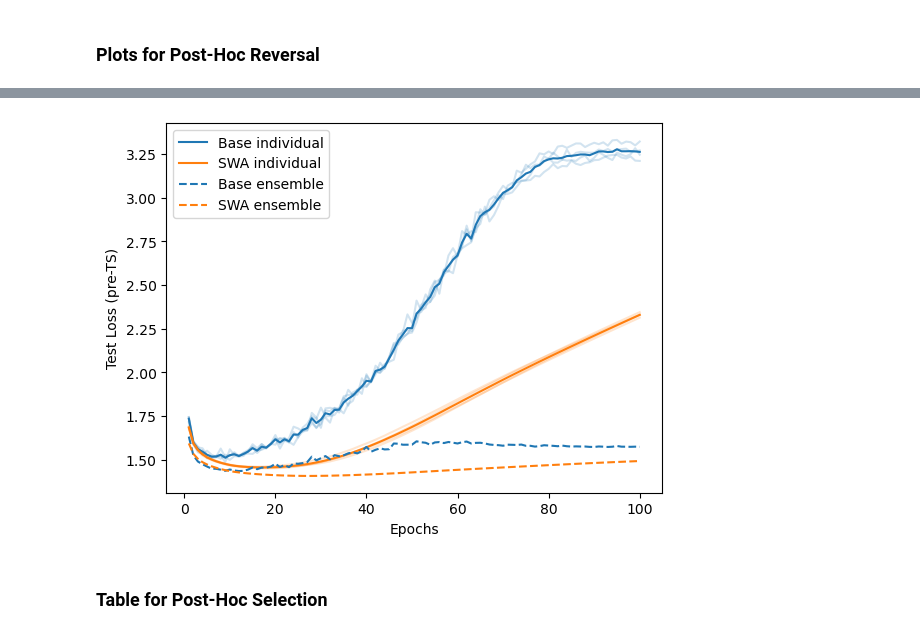
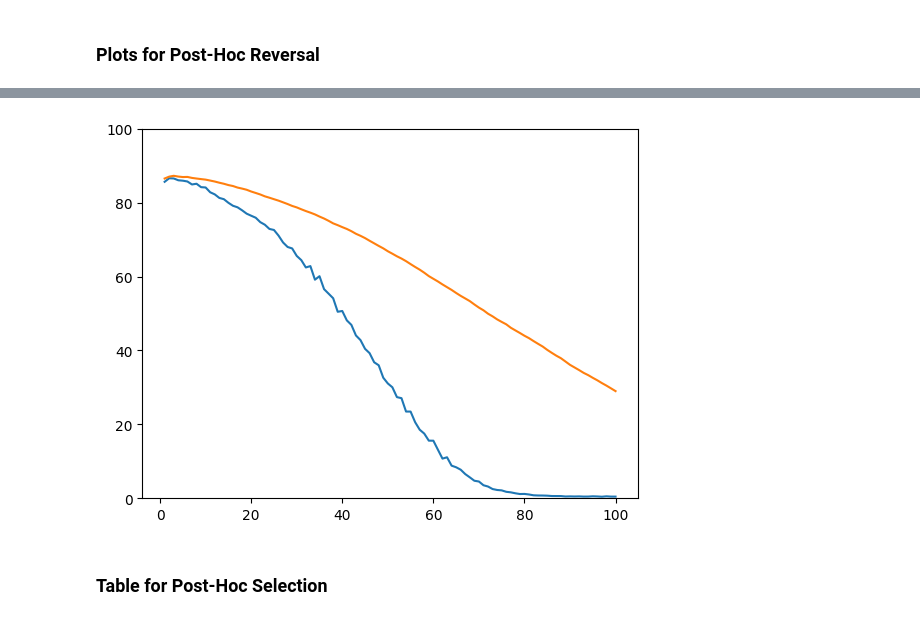
Before and after one commit to rishabh-ranjan/post-hoc-reversal, a Jupyter notebook: rebuttal/cifar.ipynb, the cells around one changed output, grey strips where cells are left out. Cells and saved outputs as stored; diff of their text form; code cells hidden in the pictures.

```diff
--- a/rebuttal/cifar.ipynb
+++ b/rebuttal/cifar.ipynb
@@ -324,9 +243,9 @@ fig.show()
-# %%
-fig, ax = plt.subplots()
-draw(ax, kv, "nll", ts=False)
-fig.show()
-# %% [output]
-[figure, removed]
+# %%
+fig, ax = plt.subplots()
+draw(ax, kv, split="train_false", tr="base+swa+ts+ens+ts")
+fig.show()
+# %% [output]
+[figure, added]
 # %% [markdown]
 ### Table for Post-Hoc Selection
 # %%
```
Also changed, not shown: parts of 8 cells of this notebook, 6 other files.
